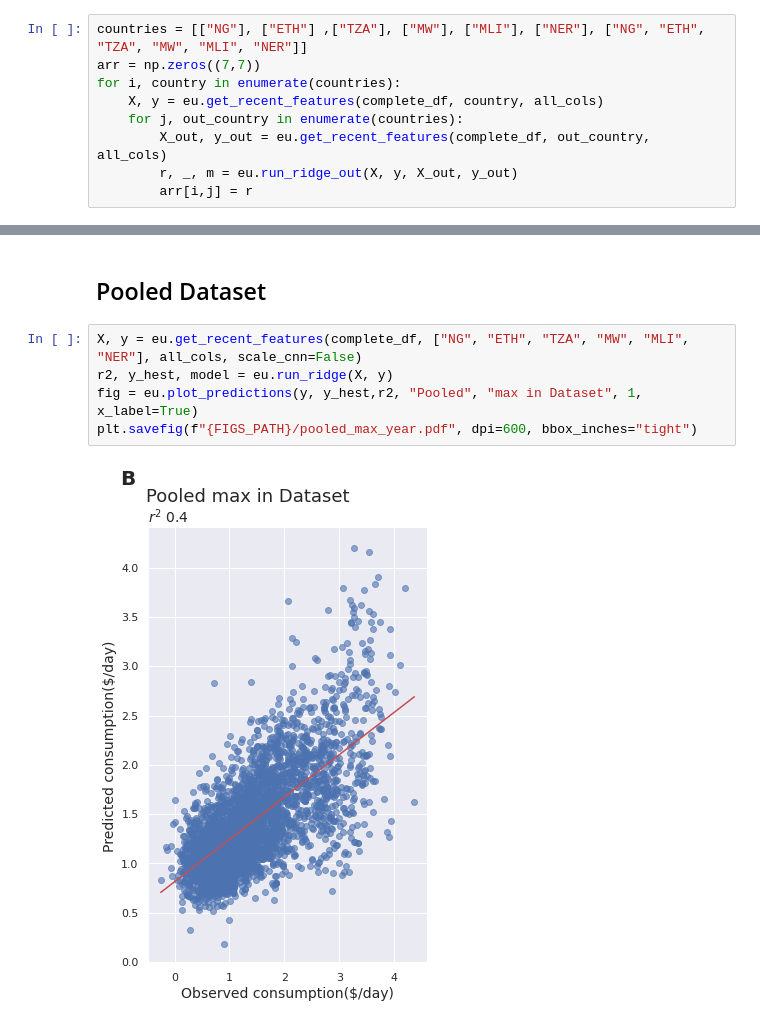
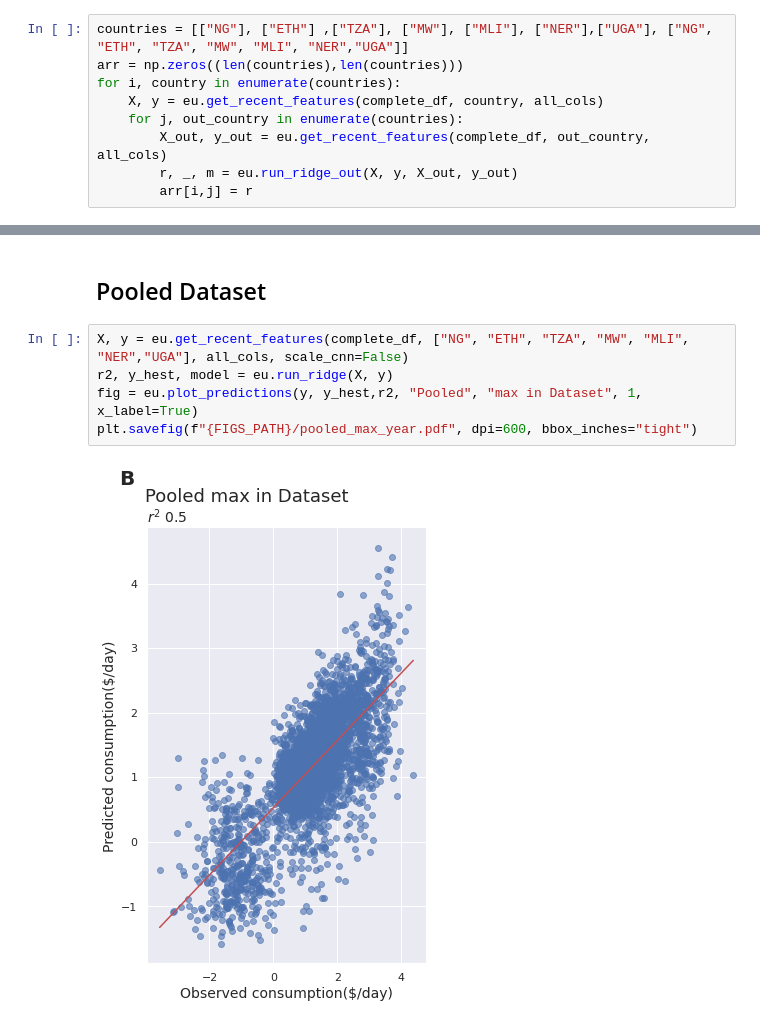
Before and after one commit to EPFLiGHT/predicting-poverty-through-time, a Jupyter notebook: src/2_evaluation/1_recent_combined.ipynb, the cells around one changed output, grey strips where cells are left out. Cells and saved outputs as stored; diff of their text form.

Commit message:
Generating combined countries consumption results

```diff
--- a/src/2_evaluation/1_recent_combined.ipynb
+++ b/src/2_evaluation/1_recent_combined.ipynb
@@ -57,8 +36,8 @@ complete_df, all_cols = eu.get_data(lsms_path, cnn_weights_path, DATA_PATH)
 # %% [markdown]
 ## Heatmap for cross country
 # %%
-countries = [["NG"], ["ETH"] ,["TZA"], ["MW"], ["MLI"], ["NER"], ["NG", "ETH", "TZA", "MW", "MLI", "NER"]]
-arr = np.zeros((7,7))
+countries = [["NG"], ["ETH"] ,["TZA"], ["MW"], ["MLI"], ["NER"],["UGA"], ["NG", "ETH", "TZA", "MW", "MLI", "NER","UGA"]]
+arr = np.zeros((len(countries),len(countries)))
 for i, country in enumerate(countries):
     X, y = eu.get_recent_features(complete_df, country, all_cols)
     for j, out_country in enumerate(countries):
@@ -83,9 +62,9 @@ heatmap(arr)
 # %% [markdown]
 ## Pooled Dataset
 # %%
-X, y = eu.get_recent_features(complete_df, ["NG", "ETH", "TZA", "MW", "MLI", "NER"], all_cols, scale_cnn=False)
+X, y = eu.get_recent_features(complete_df, ["NG", "ETH", "TZA", "MW", "MLI", "NER","UGA"], all_cols, scale_cnn=False)
 r2, y_hest, model = eu.run_ridge(X, y)
 fig = eu.plot_predictions(y, y_hest,r2, "Pooled", "max in Dataset", 1, x_label=True)
 plt.savefig(f"{FIGS_PATH}/pooled_max_year.pdf", dpi=600, bbox_inches="tight")
 # %% [output]
-[figure, old version]
+[figure, new version]
```
Also changed, not shown: parts of 4 cells of this notebook.
